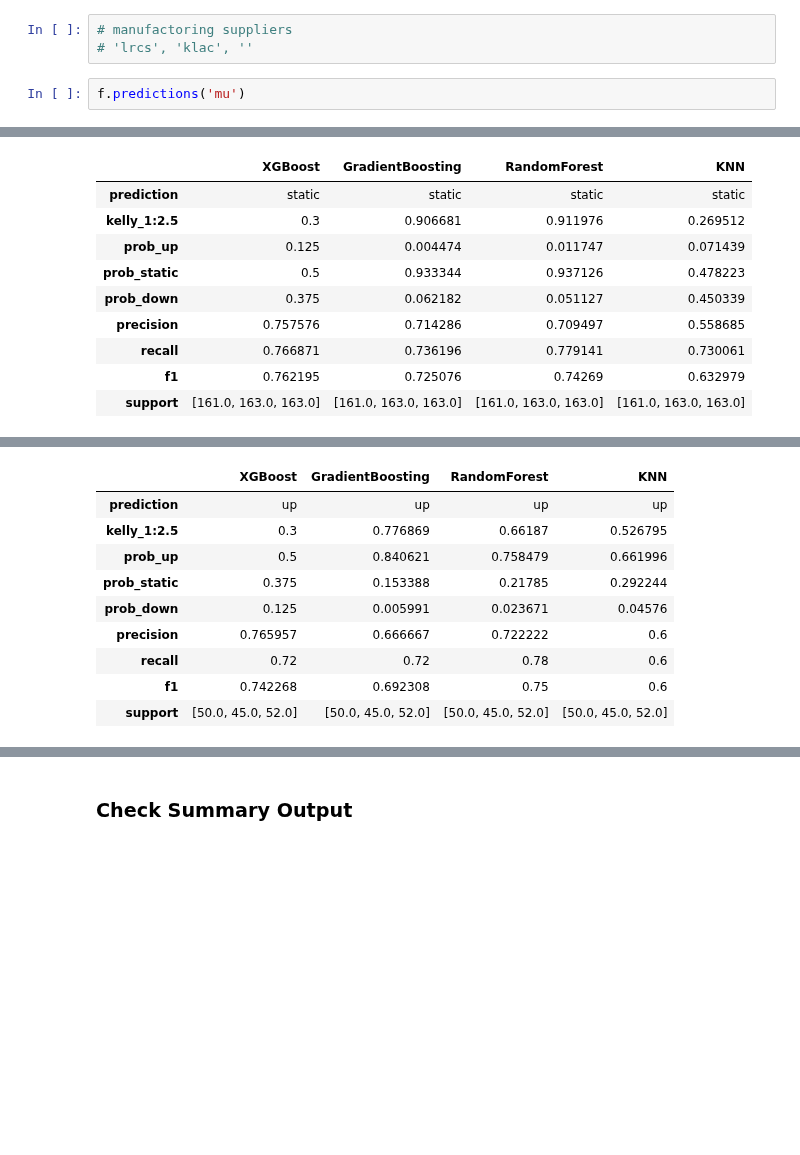
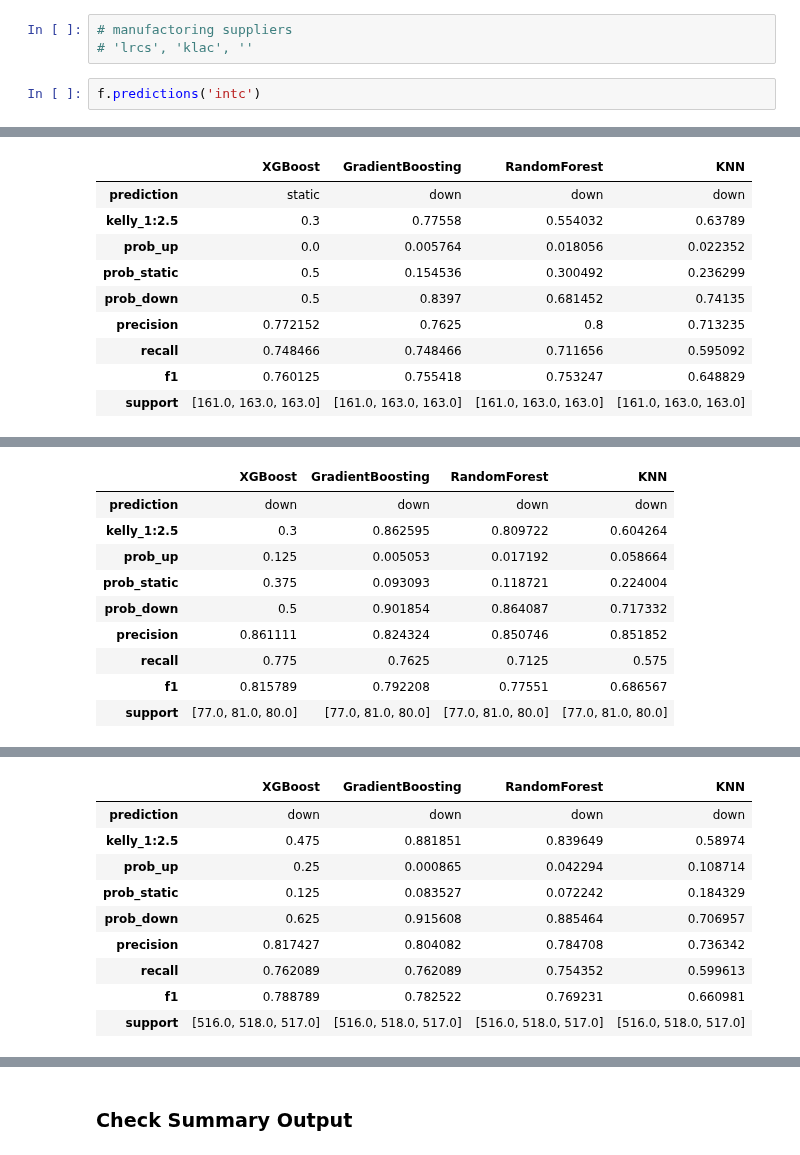
Before and after one commit to yuchild/stock_production, a Jupyter notebook: stock_next_time_frame_predictor.ipynb, the cells around one changed output, grey strips where cells are left out. Drawn from its saved outputs; the diff is of its cells as text; blank space fills up the shorter version.

```diff
--- a/stock_next_time_frame_predictor.ipynb
+++ b/stock_next_time_frame_predictor.ipynb
@@ -43,5 +43,5 @@ from src import functions as f
 # manufactoring suppliers
 # 'lrcs', 'klac', ''
 # %%
-f.predictions('mu')
+f.predictions('intc')
 # %% [output]
@@ -60,10 +60,10 @@ MU 15m Interval Timestamp: 2024-10-27 02:52:02
 |  | XGBoost | GradientBoosting | RandomForest | KNN |
-| prediction | static | static | static | static |
-| kelly_1:2.5 | 0.3 | 0.906681 | 0.911976 | 0.269512 |
-| prob_up | 0.125 | 0.004474 | 0.011747 | 0.071439 |
-| prob_static | 0.5 | 0.933344 | 0.937126 | 0.478223 |
-| prob_down | 0.375 | 0.062182 | 0.051127 | 0.450339 |
-| precision | 0.757576 | 0.714286 | 0.709497 | 0.558685 |
-| recall | 0.766871 | 0.736196 | 0.779141 | 0.730061 |
-| f1 | 0.762195 | 0.725076 | 0.74269 | 0.632979 |
+| prediction | static | down | down | down |
+| kelly_1:2.5 | 0.3 | 0.77558 | 0.554032 | 0.63789 |
+| prob_up | 0.0 | 0.005764 | 0.018056 | 0.022352 |
+| prob_static | 0.5 | 0.154536 | 0.300492 | 0.236299 |
+| prob_down | 0.5 | 0.8397 | 0.681452 | 0.74135 |
+| precision | 0.772152 | 0.7625 | 0.8 | 0.713235 |
+| recall | 0.748466 | 0.748466 | 0.711656 | 0.595092 |
+| f1 | 0.760125 | 0.755418 | 0.753247 | 0.648829 |
 | support | [161.0, 163.0, 163.0] | [161.0, 163.0, 163.0] | [161.0, 163.0, 163.0] | [161.0, 163.0, 163.0] |
@@ -71,10 +71,10 @@ MU 30m Interval Timestamp: 2024-10-27 02:52:24
 |  | XGBoost | GradientBoosting | RandomForest | KNN |
-| prediction | up | up | up | up |
-| kelly_1:2.5 | 0.3 | 0.776869 | 0.66187 | 0.526795 |
-| prob_up | 0.5 | 0.840621 | 0.758479 | 0.661996 |
-| prob_static | 0.375 | 0.153388 | 0.21785 | 0.292244 |
-| prob_down | 0.125 | 0.005991 | 0.023671 | 0.04576 |
-| precision | 0.765957 | 0.666667 | 0.722222 | 0.6 |
-| recall | 0.72 | 0.72 | 0.78 | 0.6 |
-| f1 | 0.742268 | 0.692308 | 0.75 | 0.6 |
-| support | [50.0, 45.0, 52.0] | [50.0, 45.0, 52.0] | [50.0, 45.0, 52.0] | [50.0, 45.0, 52.0] |
+| prediction | down | down | down | down |
+| kelly_1:2.5 | 0.3 | 0.862595 | 0.809722 | 0.604264 |
+| prob_up | 0.125 | 0.005053 | 0.017192 | 0.058664 |
+| prob_static | 0.375 | 0.093093 | 0.118721 | 0.224004 |
+| prob_down | 0.5 | 0.901854 | 0.864087 | 0.717332 |
+| precision | 0.861111 | 0.824324 | 0.850746 | 0.851852 |
+| recall | 0.775 | 0.7625 | 0.7125 | 0.575 |
+| f1 | 0.815789 | 0.792208 | 0.77551 | 0.686567 |
+| support | [77.0, 81.0, 80.0] | [77.0, 81.0, 80.0] | [77.0, 81.0, 80.0] | [77.0, 81.0, 80.0] |
@@ -80,0 +82,10 @@ MU 30m Interval Timestamp: 2024-10-27 02:52:24
+|  | XGBoost | GradientBoosting | RandomForest | KNN |
+| prediction | down | down | down | down |
+| kelly_1:2.5 | 0.475 | 0.881851 | 0.839649 | 0.58974 |
+| prob_up | 0.25 | 0.000865 | 0.042294 | 0.108714 |
+| prob_static | 0.125 | 0.083527 | 0.072242 | 0.184329 |
+| prob_down | 0.625 | 0.915608 | 0.885464 | 0.706957 |
+| precision | 0.817427 | 0.804082 | 0.784708 | 0.736342 |
+| recall | 0.762089 | 0.762089 | 0.754352 | 0.599613 |
+| f1 | 0.788789 | 0.782522 | 0.769231 | 0.660981 |
+| support | [516.0, 518.0, 517.0] | [516.0, 518.0, 517.0] | [516.0, 518.0, 517.0] | [516.0, 518.0, 517.0] |
```
Also changed, not shown: parts of 1 cell of this notebook, 14 other files.
